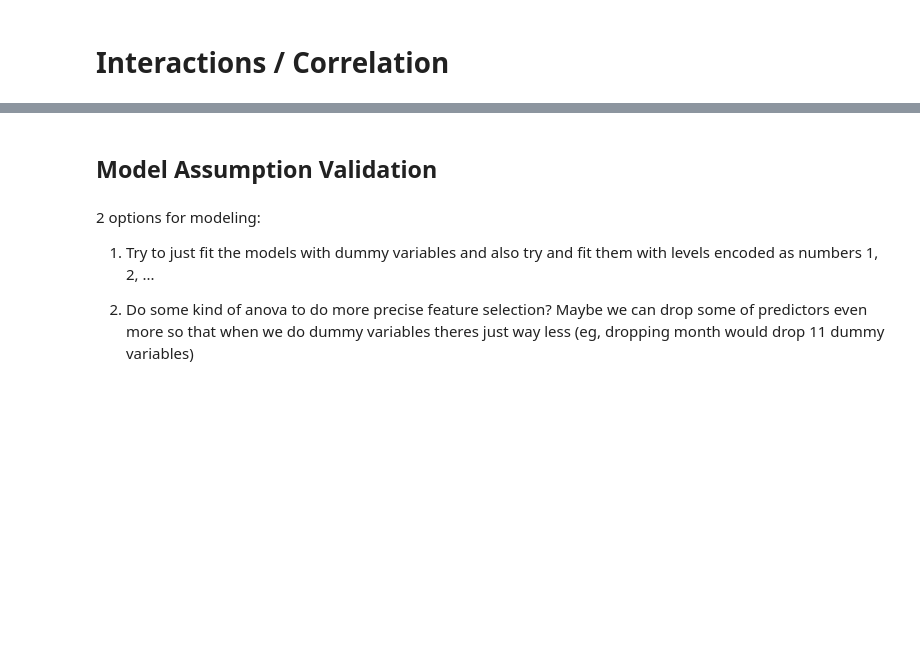
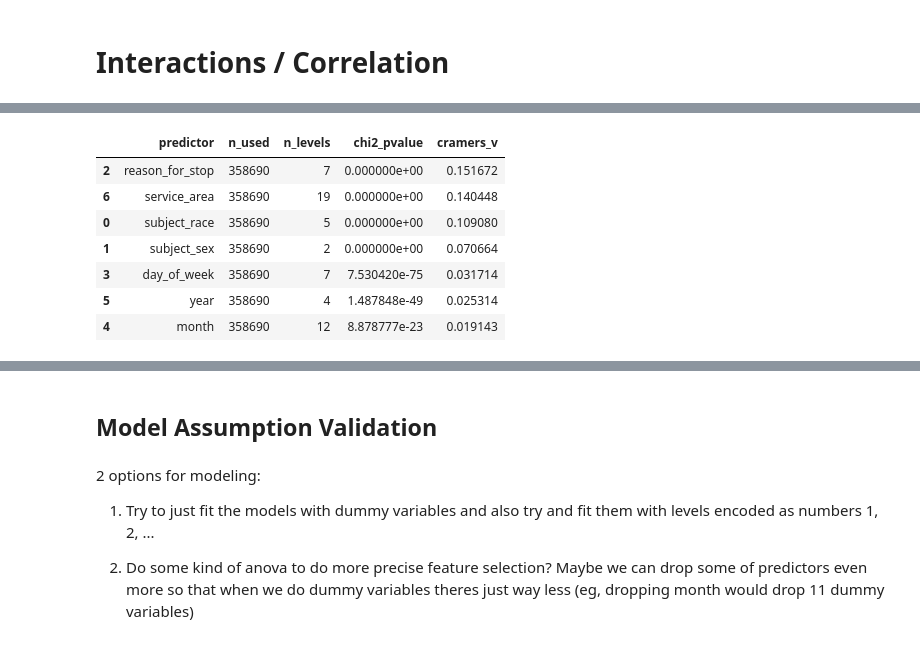
Before and after one commit to utexas-SDS-357/sds357-project-sp26-deployment, a Jupyter notebook: asmit_midterm_eda.ipynb, the cells around one changed output, grey strips where cells are left out. Drawn from its saved outputs; the diff is of its cells as text; code cells hidden in the pictures; blank space fills up the shorter version.

```diff
--- a/asmit_midterm_eda.ipynb
+++ b/asmit_midterm_eda.ipynb
@@ -548,0 +577,13 @@ gianluca says is_night is redundant and we should remove and keep hour of day
+# %%
+tmp = df_cc.copy()
+tmp["svi_q"] = pd.qcut(tmp["svi"], 4, labels=["Q1(low)","Q2","Q3","Q4(high)"])
+
+reason_svi = (
+    tmp.groupby(["reason_for_stop", "svi_q"])["search_conducted"]
+       .agg(["mean","size"])
+       .reset_index()
+       .rename(columns={"mean":"search_rate","size":"n"})
+)
+
+# show only reasons with enough data per quartile
+print(reason_svi[reason_svi["n"] >= 200].sort_values(["reason_for_stop","svi_q"]))
@@ -548,0 +631,44 @@ gianluca says is_night is redundant and we should remove and keep hour of day
+# %%
+def cramers_v_from_crosstab(tab: pd.DataFrame) -> float:
+    """Cramér's V for a contingency table tab."""
+    chi2, _, _, _ = chi2_contingency(tab, correction=False)
+    n = tab.to_numpy().sum()
+    r, k = tab.shape
+    denom = max(1, min(r - 1, k - 1))
+    return np.sqrt((chi2 / n) / denom)
+
+def screen_categorical(df, y, cat_cols, min_count=200):
+    rows = []
+    for col in cat_cols:
+        tmp = df[[col]].copy()
+        tmp["y"] = y
+        tab = pd.crosstab(tmp[col], tmp["y"])
+        chi2, p, _, _ = chi2_contingency(tab, correction=False)
+        v = cramers_v_from_crosstab(tab) # Cramer's V statistic
+
+        rows.append({
+            "predictor": col,
+            "n_used": int(tab.to_numpy().sum()),
+            "n_levels": int(tab.shape[0]),
+            "chi2_pvalue": p,
+            "cramers_v": v,
+        })
+
+    out = pd.DataFrame(rows).sort_values("cramers_v", ascending=False)
+    return out
+
+cat_cols = [
+    "subject_race", "subject_sex", "reason_for_stop", "day_of_week",
+    "month", "year", "service_area"
+]
+cat_results = screen_categorical(df_cc, y, cat_cols, min_count=200)
+cat_results.head(15)
+# %% [output]
+|  | predictor | n_used | n_levels | chi2_pvalue | cramers_v |
+| 2 | reason_for_stop | 358690 | 7 | 0.000000e+00 | 0.151672 |
+| 6 | service_area | 358690 | 19 | 0.000000e+00 | 0.140448 |
+| 0 | subject_race | 358690 | 5 | 0.000000e+00 | 0.109080 |
+| 1 | subject_sex | 358690 | 2 | 0.000000e+00 | 0.070664 |
+| 3 | day_of_week | 358690 | 7 | 7.530420e-75 | 0.031714 |
+| 5 | year | 358690 | 4 | 1.487848e-49 | 0.025314 |
+| 4 | month | 358690 | 12 | 8.878777e-23 | 0.019143 |
```
Also changed, not shown: parts of 21 cells of this notebook, 2 other files.
